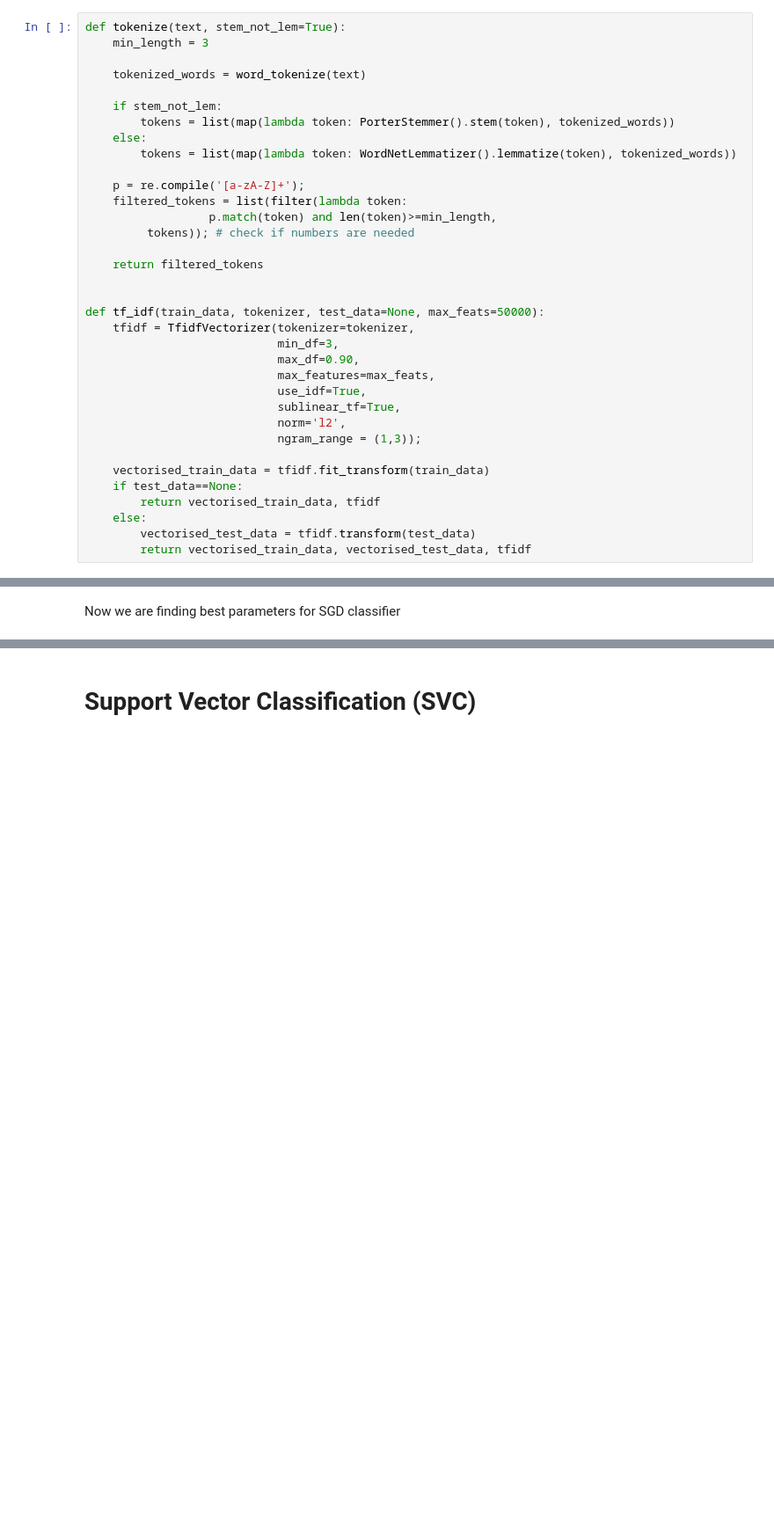
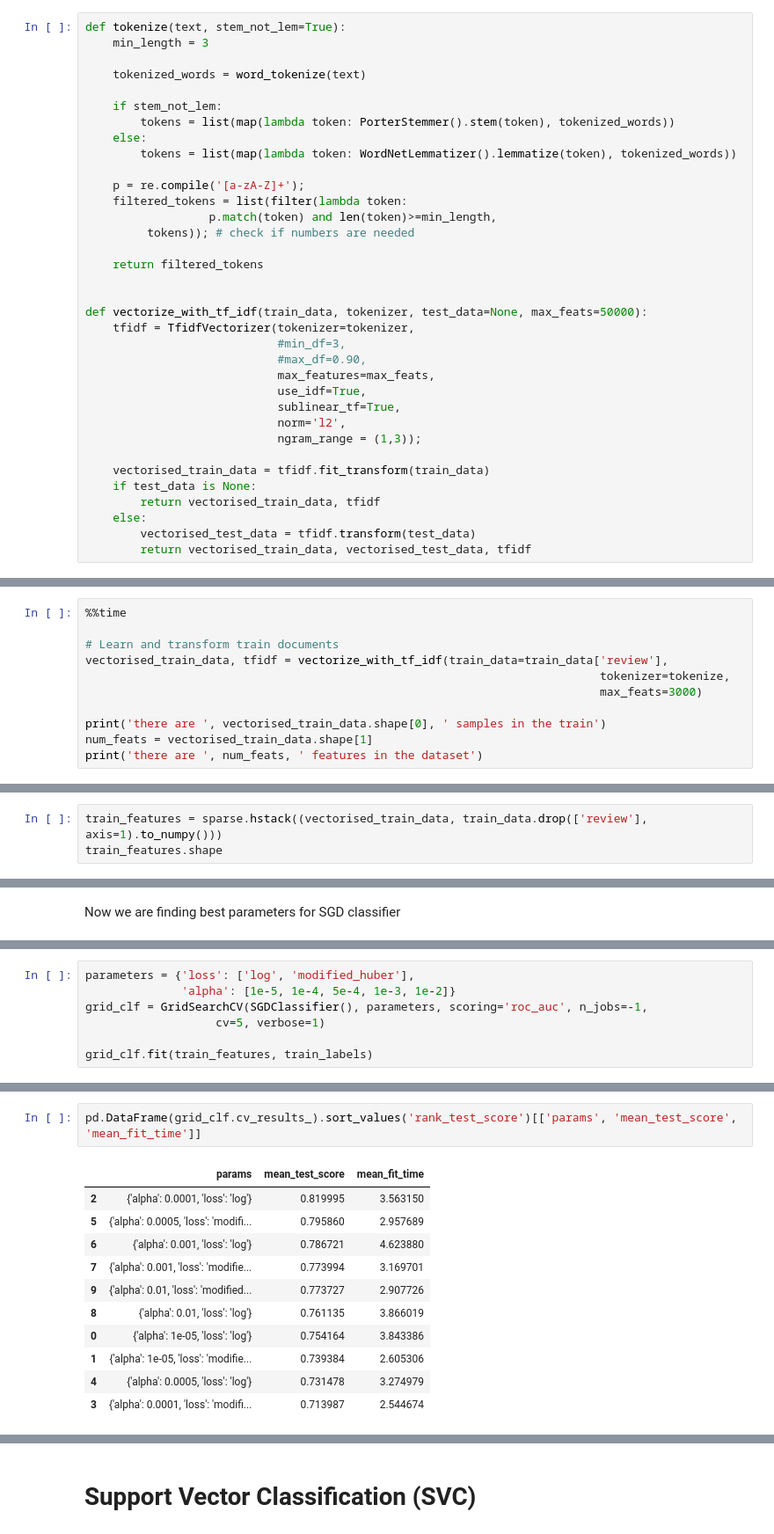
Before and after one commit to OlegBEZb/base_DS_course, a Jupyter notebook: HW4.ipynb, the cells around one changed output, grey strips where cells are left out. Shown: that part at 88% size. Drawn from its saved outputs; the diff is of its cells as text; blank space fills up the shorter version.

Commit message:
Tuned tfidf

```diff
--- a/HW4.ipynb
+++ b/HW4.ipynb
@@ -369,10 +378,10 @@ def tokenize(text, stem_not_lem=True):
     return filtered_tokens
 
 
-def tf_idf(train_data, tokenizer, test_data=None, max_feats=50000):
+def vectorize_with_tf_idf(train_data, tokenizer, test_data=None, max_feats=50000):
     tfidf = TfidfVectorizer(tokenizer=tokenizer,
-                            min_df=3,
-                            max_df=0.90,
+                            #min_df=3,
+                            #max_df=0.90,
                             max_features=max_feats,
                             use_idf=True,
                             sublinear_tf=True,
@@ -380,7 +389,7 @@ def tf_idf(train_data, tokenizer, test_data=None, max_feats=50000):
                             ngram_range = (1,3));
 
     vectorised_train_data = tfidf.fit_transform(train_data)
-    if test_data==None:
+    if test_data is None:
         return vectorised_train_data, tfidf
     else:
         vectorised_test_data = tfidf.transform(test_data)
@@ -410,0 +401,11 @@ train_data, test_data, train_labels, test_labels = train_test_split(data,
+# %%
+%%time
+
+# Learn and transform train documents
+vectorised_train_data, tfidf = vectorize_with_tf_idf(train_data=train_data['review'],
+                                                                           tokenizer=tokenize,
+                                                                           max_feats=3000)
+
+print('there are ', vectorised_train_data.shape[0], ' samples in the train')
+num_feats = vectorised_train_data.shape[1]
+print('there are ', num_feats, ' features in the dataset')
@@ -410,0 +417,3 @@ train_data, test_data, train_labels, test_labels = train_test_split(data,
+# %%
+train_features = sparse.hstack((vectorised_train_data, train_data.drop(['review'], axis=1).to_numpy()))
+train_features.shape
@@ -478,0 +437,7 @@ auc roc score :  0.821231410241
+# %%
+parameters = {'loss': ['log', 'modified_huber'],
+              'alpha': [1e-5, 1e-4, 5e-4, 1e-3, 1e-2]}
+grid_clf = GridSearchCV(SGDClassifier(), parameters, scoring='roc_auc', n_jobs=-1,
+                   cv=5, verbose=1)
+
+grid_clf.fit(train_features, train_labels)
@@ -479 +465,15 @@ auc roc score :  0.821231410241
+# %%
+pd.DataFrame(grid_clf.cv_results_).sort_values('rank_test_score')[['params', 'mean_test_score', 'mean_fit_time']]
+# %% [output]
+|  | params | mean_test_score | mean_fit_time |
+| 2 | {'alpha': 0.0001, 'loss': 'log'} | 0.819995 | 3.563150 |
+| 5 | {'alpha': 0.0005, 'loss': 'modifi... | 0.795860 | 2.957689 |
+| 6 | {'alpha': 0.001, 'loss': 'log'} | 0.786721 | 4.623880 |
+| 7 | {'alpha': 0.001, 'loss': 'modifie... | 0.773994 | 3.169701 |
+| 9 | {'alpha': 0.01, 'loss': 'modified... | 0.773727 | 2.907726 |
+| 8 | {'alpha': 0.01, 'loss': 'log'} | 0.761135 | 3.866019 |
+| 0 | {'alpha': 1e-05, 'loss': 'log'} | 0.754164 | 3.843386 |
+| 1 | {'alpha': 1e-05, 'loss': 'modifie... | 0.739384 | 2.605306 |
+| 4 | {'alpha': 0.0005, 'loss': 'log'} | 0.731478 | 3.274979 |
+| 3 | {'alpha': 0.0001, 'loss': 'modifi... | 0.713987 | 2.544674 |
 # %% [markdown]
```
Also changed, not shown: parts of 30 cells of this notebook.
